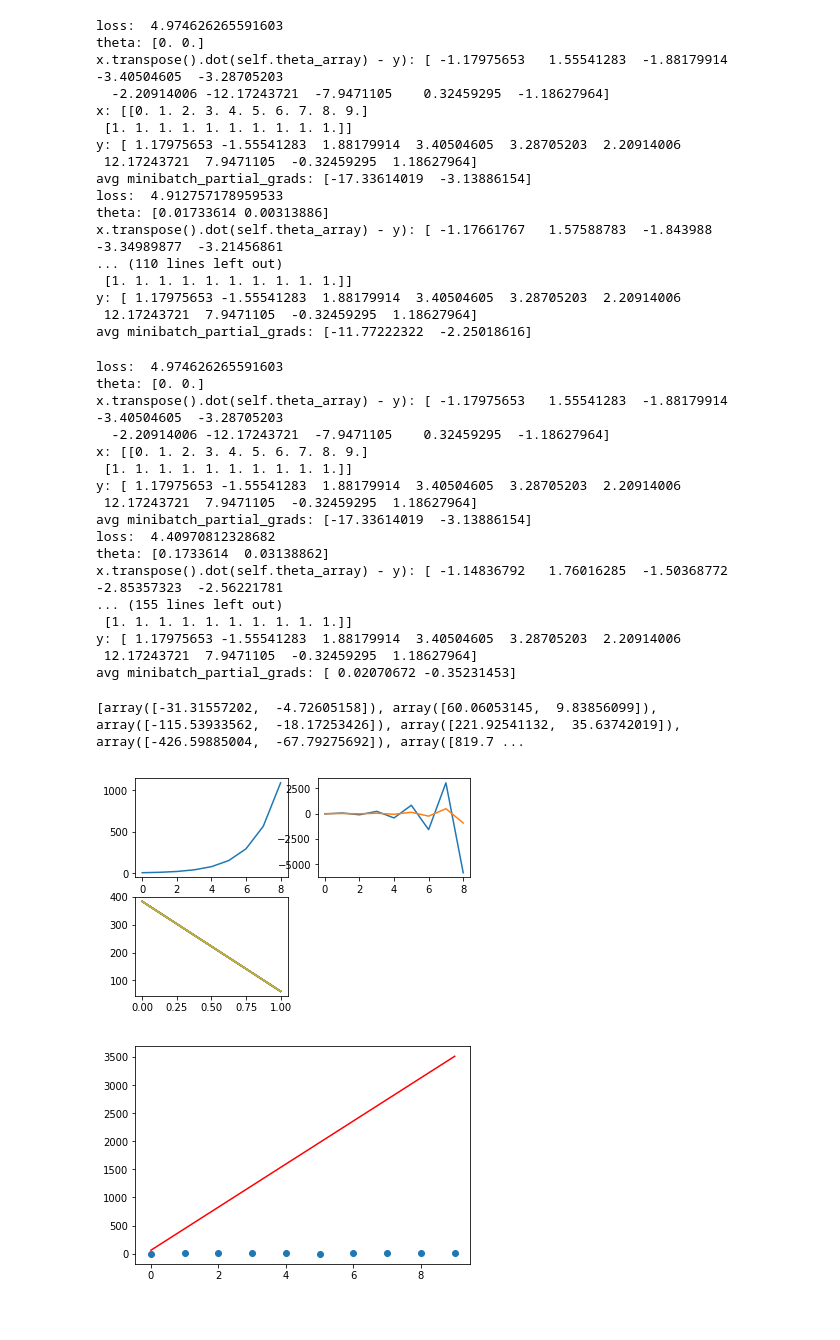
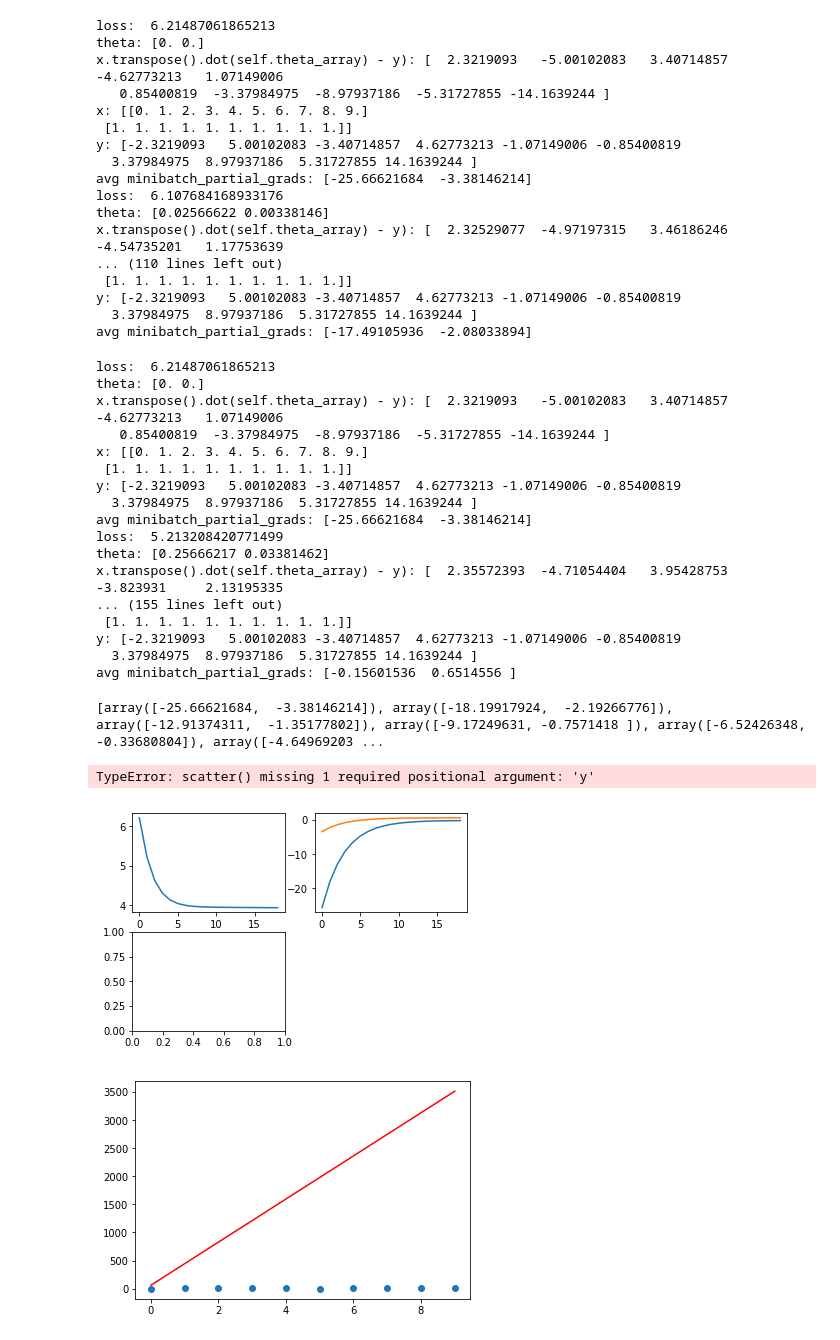
Before and after one commit to BoPengGit/Machine-Learning-from-Scratch, a Jupyter notebook: examples/linear_regression.ipynb, the cells around one changed output. Drawn from its saved outputs; the diff is of its cells as text; code cells hidden in the pictures.

```diff
--- a/examples/linear_regression.ipynb
+++ b/examples/linear_regression.ipynb
@@ -11,7 +11,7 @@ class LinearRegression(object):
     def __init__(self):
         pass
 
-    def train(self, x, y, epochs=10, batch_size=32, learning_rate=0.0001):
+    def train(self, x, y, epochs=10, learning_rate=0.0001, optimizer='momentum'):
 
         self.theta_array = np.zeros(np.array(x.ndim)+1)
 
@@ -36,6 +36,8 @@ class LinearRegression(object):
             print('avg minibatch_partial_grads: {}'.format(avg_minibatch_partial_grads))
             self.avg_minibatch_partial_grads.append(avg_minibatch_partial_grads)
             self.theta_array -= learning_rate * avg_minibatch_partial_grads
+            plt.scatter(x[0], y)
+            plt.plot()
 
     def validate(self, x, y):
         self._check_theta_exists('validating')
@@ -76,8 +78,8 @@ class LinearRegression(object):
 linear_regression = LinearRegression()
 # %%
 x = np.array(np.arange(10))
-delta = np.random.uniform(-10,10, size=(10,))
-y = (.4 * x +3 + delta)
+delta = np.random.uniform(0,10, size=(10,))
+y = (.4 * x +1 + delta)
 # %%
 linear_regression.train(x, y, epochs=10, learning_rate=1)
 # %% [output]
@@ -101,61 +104,62 @@ avg minibatch_partial_grads: [-6.99153988e+12 -1.11497395e+12]
 # %%
 linear_regression.train(x, y, epochs=15, learning_rate=0.001)
 # %% [output]
-loss:  4.974626265591603
+loss:  6.21487061865213
 theta: [0. 0.]
-x.transpose().dot(self.theta_array) - y): [ -1.17975653   1.55541283  -1.88179914  -3.40504605  -3.28705203
-  -2.20914006 -12.17243721  -7.9471105    0.32459295  -1.18627964]
+x.transpose().dot(self.theta_array) - y): [  2.3219093   -5.00102083   3.40714857  -4.62773213   1.07149006
+   0.85400819  -3.37984975  -8.97937186  -5.31727855 -14.1639244 ]
 x: [[0. 1. 2. 3. 4. 5. 6. 7. 8. 9.]
  [1. 1. 1. 1. 1. 1. 1. 1. 1. 1.]]
-y: [ 1.17975653 -1.55541283  1.88179914  3.40504605  3.28705203  2.20914006
- 12.17243721  7.9471105  -0.32459295  1.18627964]
-avg minibatch_partial_grads: [-17.33614019  -3.13886154]
-loss:  4.912757178959533
-theta: [0.01733614 0.00313886]
-x.transpose().dot(self.theta_array) - y): [ -1.17661767   1.57588783  -1.843988    -3.34989877  -3.21456861
+y: [-2.3219093   5.00102083 -3.40714857  4.62773213 -1.07149006 -0.85400819
+  3.37984975  8.97937186  5.31727855 14.1639244 ]
+avg minibatch_partial_grads: [-25.66621684  -3.38146214]
+loss:  6.107684168933176
+theta: [0.02566622 0.00338146]
+x.transpose().dot(self.theta_array) - y): [  2.32529077  -4.97197315   3.46186246  -4.54735201   1.17753639
 ... (110 lines left out)
  [1. 1. 1. 1. 1. 1. 1. 1. 1. 1.]]
-y: [ 1.17975653 -1.55541283  1.88179914  3.40504605  3.28705203  2.20914006
- 12.17243721  7.9471105  -0.32459295  1.18627964]
-avg minibatch_partial_grads: [-11.77222322  -2.25018616]
+y: [-2.3219093   5.00102083 -3.40714857  4.62773213 -1.07149006 -0.85400819
+  3.37984975  8.97937186  5.31727855 14.1639244 ]
+avg minibatch_partial_grads: [-17.49105936  -2.08033894]
 # %%
 linear_regression.train(x, y, epochs=20, learning_rate=0.01)
 # %% [output]
-loss:  4.974626265591603
+loss:  6.21487061865213
 theta: [0. 0.]
-x.transpose().dot(self.theta_array) - y): [ -1.17975653   1.55541283  -1.88179914  -3.40504605  -3.28705203
-  -2.20914006 -12.17243721  -7.9471105    0.32459295  -1.18627964]
+x.transpose().dot(self.theta_array) - y): [  2.3219093   -5.00102083   3.40714857  -4.62773213   1.07149006
+   0.85400819  -3.37984975  -8.97937186  -5.31727855 -14.1639244 ]
 x: [[0. 1. 2. 3. 4. 5. 6. 7. 8. 9.]
  [1. 1. 1. 1. 1. 1. 1. 1. 1. 1.]]
-y: [ 1.17975653 -1.55541283  1.88179914  3.40504605  3.28705203  2.20914006
- 12.17243721  7.9471105  -0.32459295  1.18627964]
-avg minibatch_partial_grads: [-17.33614019  -3.13886154]
-loss:  4.40970812328682
-theta: [0.1733614  0.03138862]
-x.transpose().dot(self.theta_array) - y): [ -1.14836792   1.76016285  -1.50368772  -2.85357323  -2.56221781
+y: [-2.3219093   5.00102083 -3.40714857  4.62773213 -1.07149006 -0.85400819
+  3.37984975  8.97937186  5.31727855 14.1639244 ]
+avg minibatch_partial_grads: [-25.66621684  -3.38146214]
+loss:  5.213208420771499
+theta: [0.25666217 0.03381462]
+x.transpose().dot(self.theta_array) - y): [  2.35572393  -4.71054404   3.95428753  -3.823931     2.13195335
 ... (155 lines left out)
  [1. 1. 1. 1. 1. 1. 1. 1. 1. 1.]]
-y: [ 1.17975653 -1.55541283  1.88179914  3.40504605  3.28705203  2.20914006
- 12.17243721  7.9471105  -0.32459295  1.18627964]
-avg minibatch_partial_grads: [ 0.02070672 -0.35231453]
+y: [-2.3219093   5.00102083 -3.40714857  4.62773213 -1.07149006 -0.85400819
+  3.37984975  8.97937186  5.31727855 14.1639244 ]
+avg minibatch_partial_grads: [-0.15601536  0.6514556 ]
 # %%
 print((linear_regression.avg_minibatch_partial_grads))
 
 fig = plt.figure()
 
 plt.subplot(2, 2, 1)
 plt.plot(linear_regression.loss)
 
 plt.subplot(2, 2, 2)
 plt.plot(np.array(linear_regression.avg_minibatch_partial_grads))
 
 plt.subplot(2, 2, 3)
-plt.plot(np.array(linear_regression.theta).transpose())
+plt.scatter(np.array(linear_regression.theta))
 
 plt.show()
 # %% [output]
-[array([-31.31557202,  -4.72605158]), array([60.06053145,  9.83856099]), array([-115.53933562,  -18.17253426]), array([221.92541132,  35.63742019]), array([-426.59885004,  -67.79275692]), array([819.7 ...
+[array([-25.66621684,  -3.38146214]), array([-18.19917924,  -2.19266776]), array([-12.91374311,  -1.35177802]), array([-9.17249631, -0.7571418 ]), array([-6.52426348, -0.33680804]), array([-4.64969203 ...
+TypeError: scatter() missing 1 required positional argument: 'y'
-[figure, old version]
+[figure, new version]
 # %%
 y_predicted = linear_regression.predict(x)
 # %%
```
Also changed, not shown: parts of 1 cell of this notebook, 11 other files.
